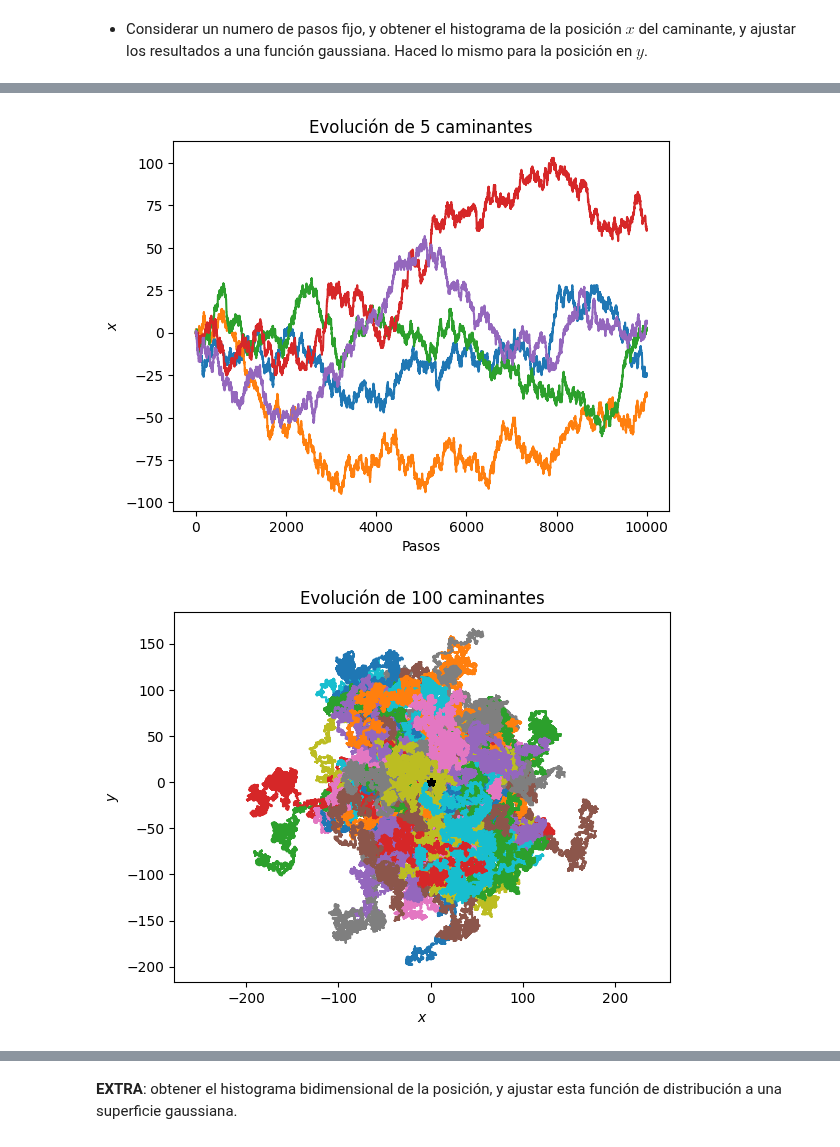
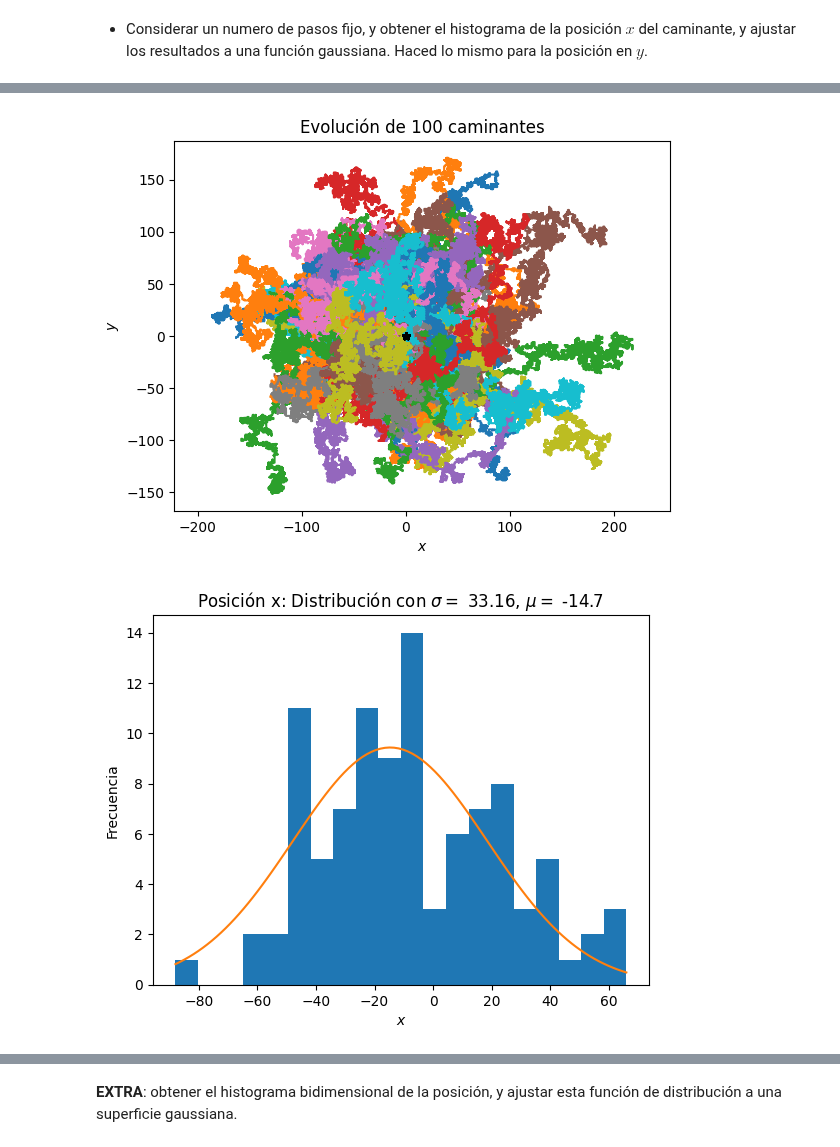
Before and after one commit to guillediaaazz/fiscomp-practices, a Jupyter notebook: P3/Reset_RW-enunciados.ipynb, the cells around one changed output, grey strips where cells are left out. Saved outputs shown, nothing was run; the diff lists cells and outputs as text; code cells hidden in the pictures.

```diff
--- a/P3/Reset_RW-enunciados.ipynb
+++ b/P3/Reset_RW-enunciados.ipynb
@@ -80,6 +80,6 @@ def plotWalk1D(moves: ndarray, people: int = 5):
 # %%
 steps = 100000
 people = 1000
-moves = randomWalk1D(people, steps)
-plotWalk1D(moves)
+moves1D = randomWalk1D(people, steps)
+plotWalk1D(moves1D)
 # %% [output]
@@ -168,8 +168,8 @@ def histSteps1D(moves: ndarray, stdGuess: float = 10000**0.5, bins: int = 20, de
 # %%
 steps = 10000
 people = 1000
-moves = randomWalk1D(people, steps)
-plotWalk1D(moves)
+moves1D = randomWalk1D(people, steps)
+plotWalk1D(moves1D)
 step = 2000
-histSteps1D(moves[:,step-1], stdGuess=step**0.5)
+histSteps1D(moves1D[:,step-1], stdGuess=step**0.5)
 # %% [output]
@@ -355,13 +355,13 @@ Posición inicial: (x=[-380], y=[-83])
 # %%
+# Ajuste gaussiano para todos los pasos de todos los caminantes. Empezando todos en `(x, y) = (0, 0)`.
 steps = 10000
 step = 2000
 people = 100
 xy0 = zeros([people], int)
-moves1 = randomWalk2D(xy0, xy0, steps)
-plotWalk1D(moves1[:,0,:])
-plotWalk2D(moves1)
-histSteps1D(moves1[:,0,step], desc='Posición x: ')
-histSteps1D(moves1[:,1,step], desc='Posición y: ')
+moves2D = randomWalk2D(xy0, xy0, steps)
+plotWalk2D(moves2D)
+histSteps1D(moves2D[:,0,step], desc='Posición x: ')
+histSteps1D(moves2D[:,1,step], desc='Posición y: ')
 # %% [output]
-[figure, old version]
+[figure, new version]
-[figure, old version]
+[figure, new version]
```
Also changed, not shown: parts of 20 cells of this notebook.
